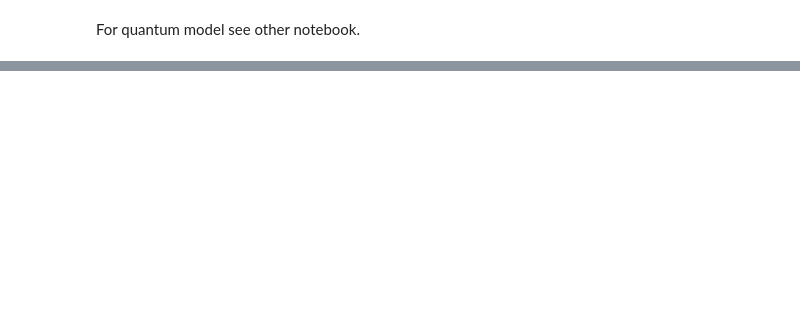
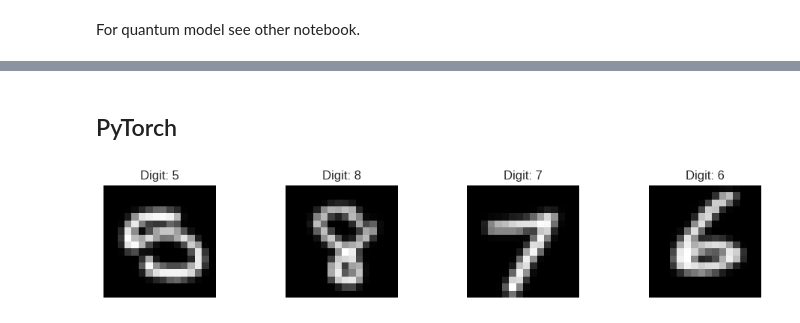
Before and after one commit to PranayK-666/adversarial-qml, a Jupyter notebook: classical_model_MNIST.ipynb, the cells around one changed output, grey strips where cells are left out. Cells and saved outputs as stored; diff of their text form; code cells hidden in the pictures; blank space fills up the shorter version.

```diff
--- a/classical_model_MNIST.ipynb
+++ b/classical_model_MNIST.ipynb
@@ -205,0 +241,2 @@ For quantum model see other notebook.
+# %% [markdown]
+## PyTorch
@@ -205,0 +253,8 @@ For quantum model see other notebook.
+# %%
+digits = [5, 8, 7, 6]
+n_px = 16
+train_size = 1000
+test_size = 200
+batch_size = 64
+epochs = 10
+device = torch.device("cuda" if torch.cuda.is_available() else "cpu")
@@ -205,0 +297,15 @@ For quantum model see other notebook.
+# %%
+# Load dataset
+(x_train, y_train), (x_test, y_test) = get_dataset(digits=digits, n_px=n_px)
+
+train_dataset = TensorDataset(x_train, y_train)
+test_dataset = TensorDataset(x_test, y_test)
+
+train_loader = DataLoader(train_dataset, batch_size=batch_size, shuffle=True)
+test_loader = DataLoader(test_dataset, batch_size=batch_size)
+
+x_vis = [x_train[y_train == i][torch.randint(0, 10, (1,))] for i in range(len(digits))]
+y_vis = list(range(len(digits)))
+visualise_data(digits, x_vis, y_vis)
+# %% [output]
+[figure, added]
```
Also changed, not shown: parts of 23 cells of this notebook, 22 other files.
